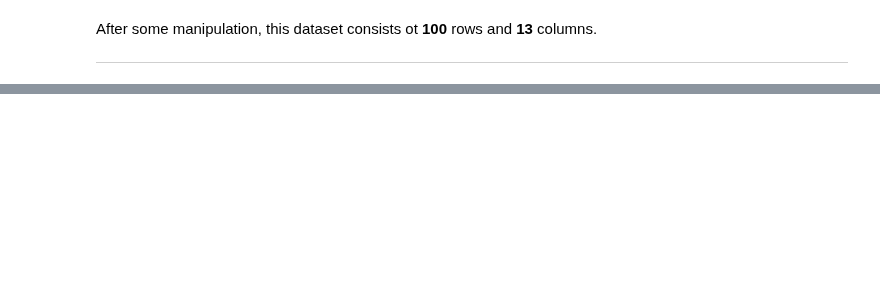
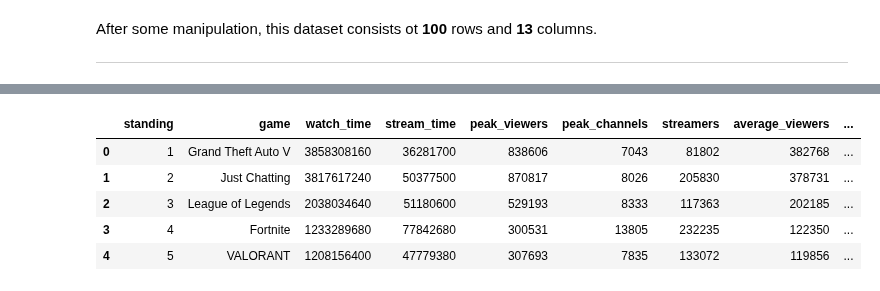
Before and after one commit to michaelbahchevanov/stream-me, a Jupyter notebook: EDA.ipynb, the cells around one changed output, grey strips where cells are left out. Drawn from its saved outputs; the diff is of its cells as text; code cells hidden in the pictures; blank space fills up the shorter version.

```diff
--- a/EDA.ipynb
+++ b/EDA.ipynb
@@ -742,0 +786,12 @@ Now that we have looked into what data we have, we can start filtering it out, c
+# %%
+games_df = games_df.reset_index()
+games_df = games_df.dropna()
+games_df = games_df.drop_duplicates()
+games_df.head()
+# %% [output]
+|  | standing | game | watch_time | stream_time | peak_viewers | peak_channels | streamers | average_viewers | ... |
+| 0 | 1 | Grand Theft Auto V | 3858308160 | 36281700 | 838606 | 7043 | 81802 | 382768 | ... |
+| 1 | 2 | Just Chatting | 3817617240 | 50377500 | 870817 | 8026 | 205830 | 378731 | ... |
+| 2 | 3 | League of Legends | 2038034640 | 51180600 | 529193 | 8333 | 117363 | 202185 | ... |
+| 3 | 4 | Fortnite | 1233289680 | 77842680 | 300531 | 13805 | 232235 | 122350 | ... |
+| 4 | 5 | VALORANT | 1208156400 | 47779380 | 307693 | 7835 | 133072 | 119856 | ... |
```
Also changed, not shown: parts of 11 cells of this notebook, 1 other file.
